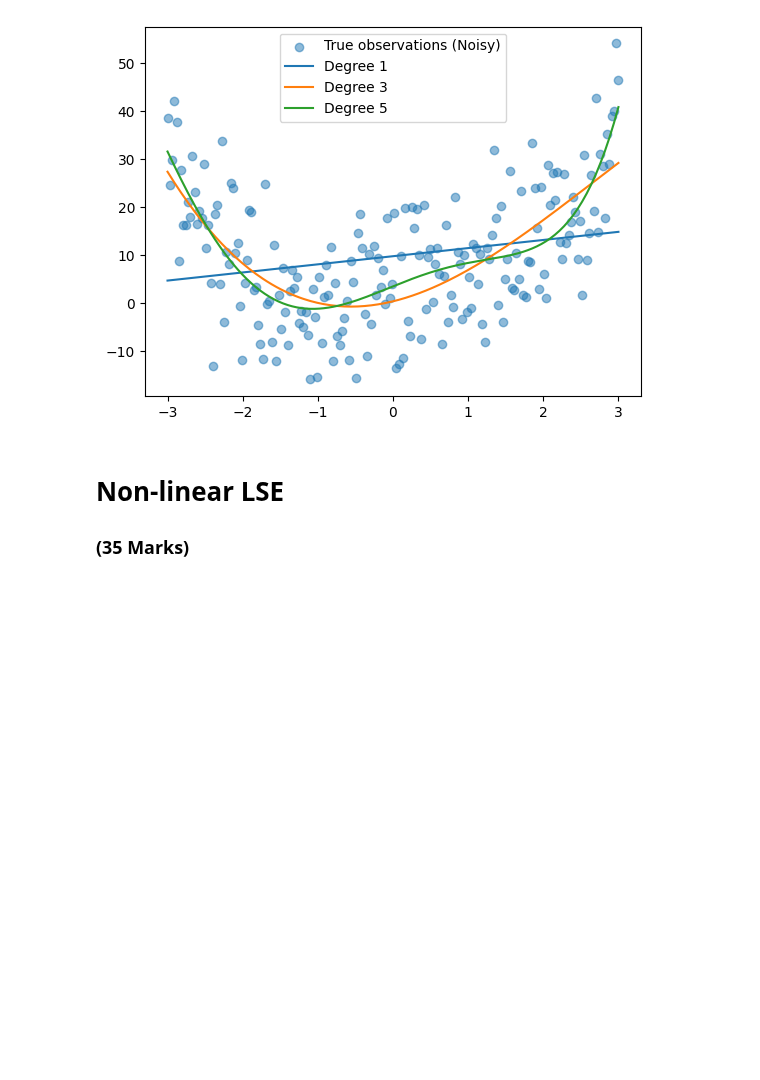
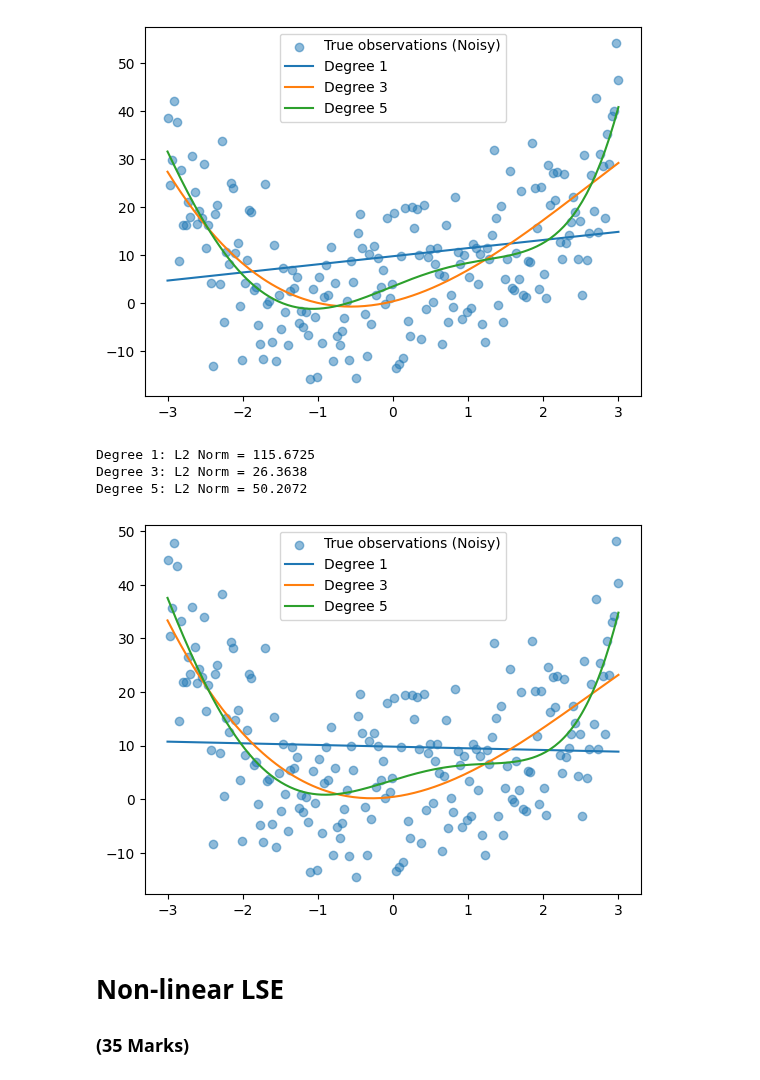
Before and after one commit to Sarah-Jasim/engg680_2024_fall, a Jupyter notebook: Lab Assignment 2/Assignment2.ipynb, the cells around one changed output. Saved outputs shown, nothing was run; the diff lists cells and outputs as text; code cells hidden in the pictures; blank space fills up the shorter version.

```diff
--- a/Lab Assignment 2/Assignment2.ipynb
+++ b/Lab Assignment 2/Assignment2.ipynb
@@ -282,3 +278,56 @@ Degree 5: Posterior Variance = 95.0819
+# %%
+# step 10
+# compute and print the norm between the predicted observations (output from each polynomial function) and the true observations
+# (3 marks)
+import numpy as np
+import statsmodels.api as sm
+import matplotlib.pyplot as plt
+
+# Generate example data (or use your own data)
+np.random.seed(0)
+X = np.linspace(-3, 3, 200)
+y_true = 3 * X**2  # True observations (without noise)
+y_noisy = y_true + np.random.normal(0, 10, size=X.shape)  # Noisy observations
+
+# Function to compute the L2 norm between predicted and true observations
+def compute_norm(y_pred, y_true):
+    return np.linalg.norm(y_pred - y_true)
+
+# Fit polynomial regression and compute the norm for each degree
+degrees = [1, 3, 5]
+norms = {}
+
+for degree in degrees:
+    # Create polynomial features
+    poly_features = np.vander(X, degree + 1)
+
+    # Fit polynomial regression model
+    model = sm.OLS(y_noisy, poly_features).fit()
+
+    # Predict using the model
+    y_pred = model.predict(poly_features)
+
+    # Compute and print the L2 norm (Euclidean distance) between predicted and true observations
+    norm_value = compute_norm(y_pred, y_true)
+    norms[degree] = norm_value
+    print(f"Degree {degree}: L2 Norm = {norm_value:.4f}")
+
+# Optional: Plot the results for visualization
+plt.scatter(X, y_noisy, label="True observations (Noisy)", alpha=0.5)
+
+for degree in degrees:
+    poly_features = np.vander(X, degree + 1)
+    model = sm.OLS(y_noisy, poly_features).fit()
+    y_pred = model.predict(poly_features)
+    plt.plot(X, y_pred, label=f"Degree {degree}")
+
+plt.legend()
+plt.show()
+# %% [output]
+Degree 1: L2 Norm = 115.6725
+Degree 3: L2 Norm = 26.3638
+Degree 5: L2 Norm = 50.2072
+[figure, added]
 # %%
 # step 11
 # comment on the results of a posterier variance factor and norm, what pattern do you observe
```
Also changed, not shown: parts of 2 cells of this notebook.
